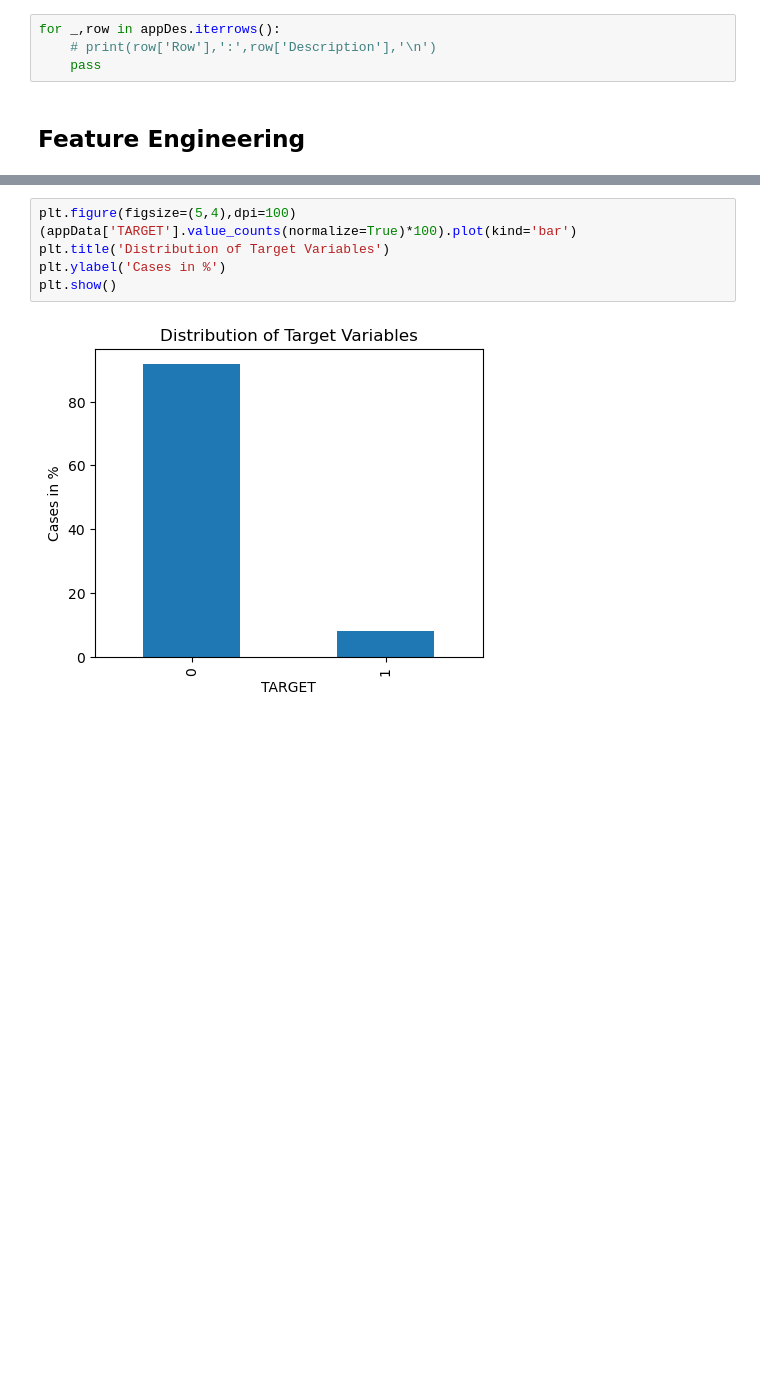
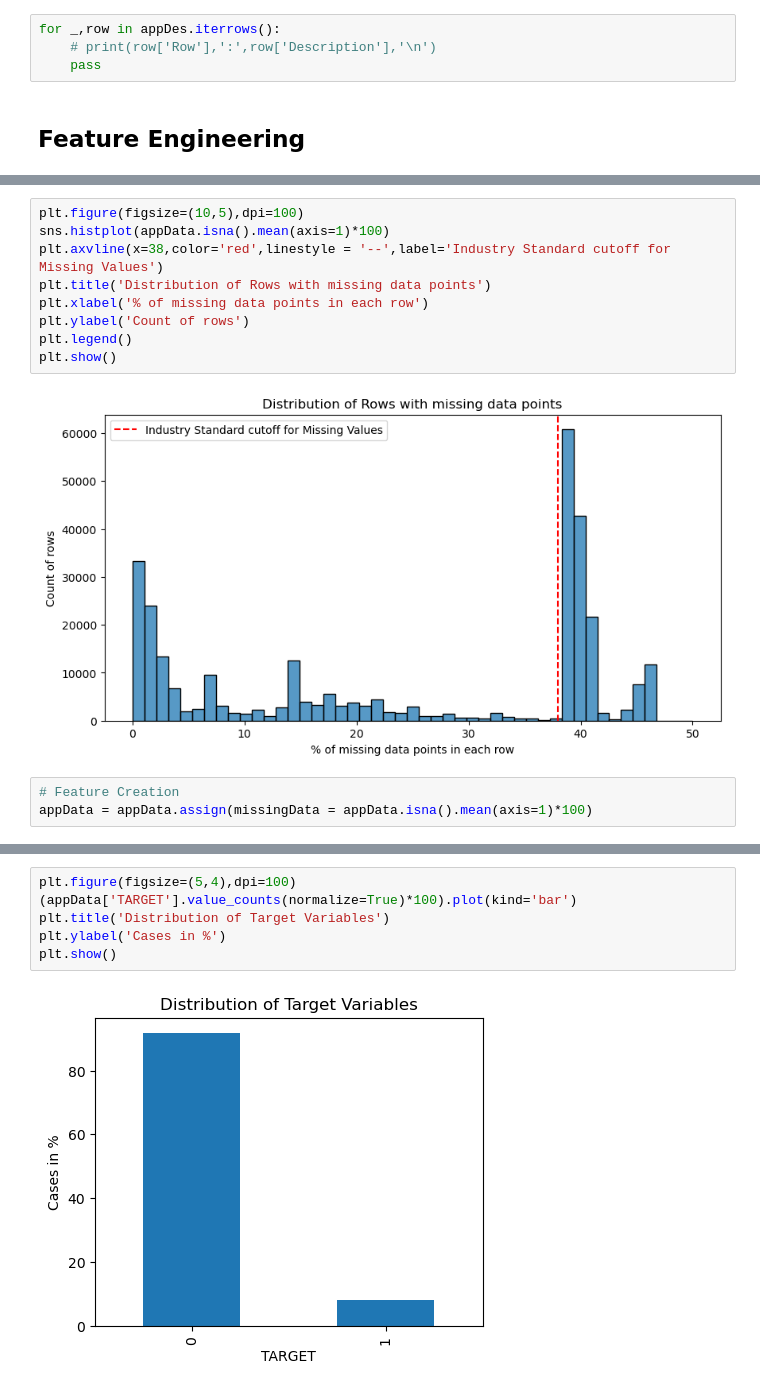
Before and after one commit to aver81/Loan-Defaulter-Classification, a Jupyter notebook: notebooks/LoanDefaulterEDA.ipynb, the cells around one changed output, grey strips where cells are left out. Saved outputs shown, nothing was run; the diff lists cells and outputs as text; blank space fills up the shorter version.

```diff
--- a/notebooks/LoanDefaulterEDA.ipynb
+++ b/notebooks/LoanDefaulterEDA.ipynb
@@ -124,0 +140,14 @@ for _,row in appDes.iterrows():
+# %%
+plt.figure(figsize=(10,5),dpi=100)
+sns.histplot(appData.isna().mean(axis=1)*100)
+plt.axvline(x=38,color='red',linestyle = '--',label='Industry Standard cutoff for Missing Values')
+plt.title('Distribution of Rows with missing data points')
+plt.xlabel('% of missing data points in each row')
+plt.ylabel('Count of rows')
+plt.legend()
+plt.show()
+# %% [output]
+[figure, added]
+# %%
+# Feature Creation
+appData = appData.assign(missingData = appData.isna().mean(axis=1)*100)
```
Also changed, not shown: parts of 36 cells of this notebook.
